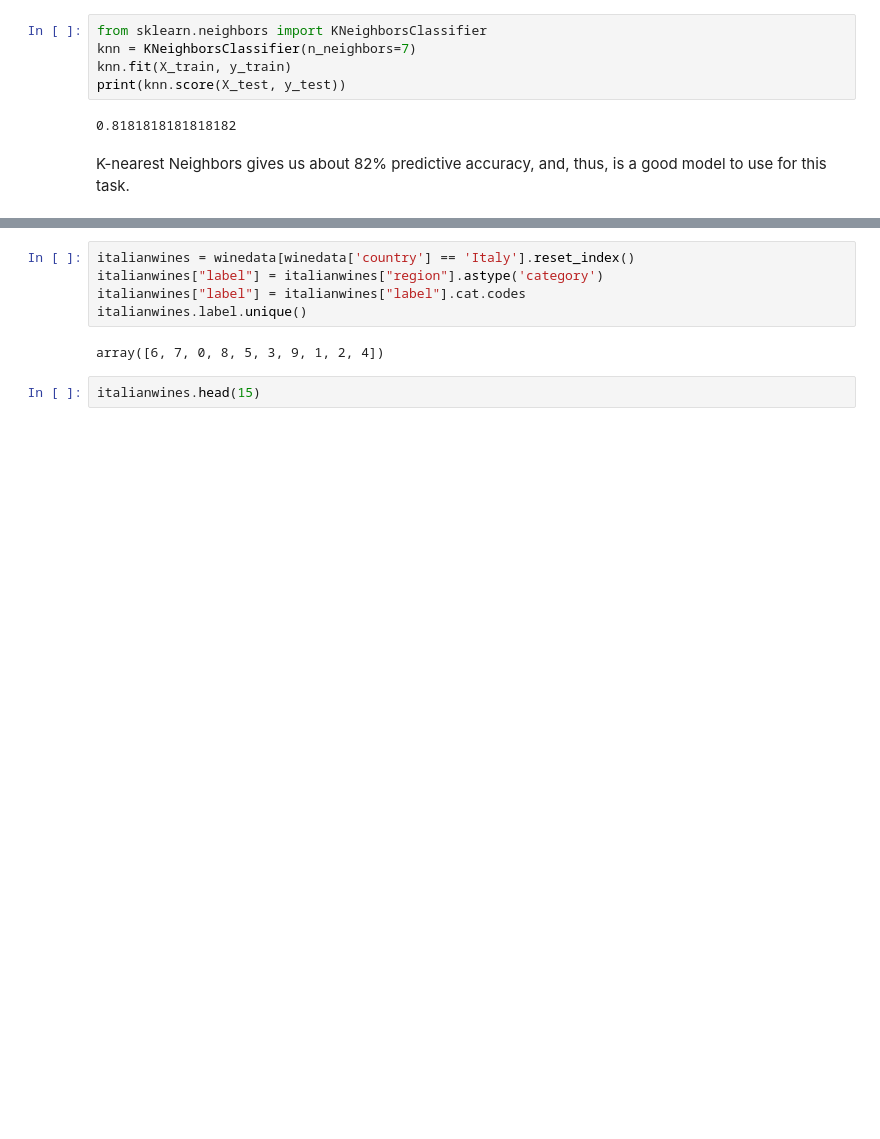
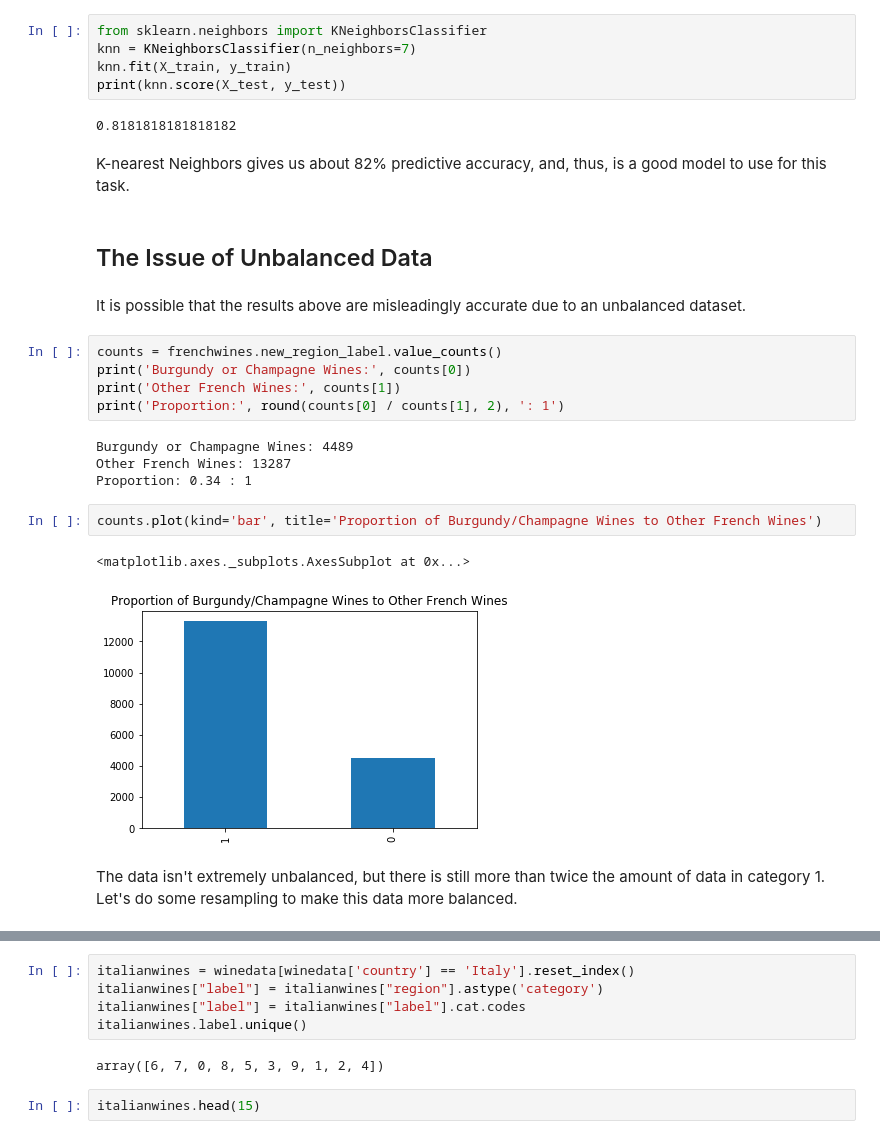
Before and after one commit to sarahrahrah/sprngbrd-mini-projects, a Jupyter notebook: capstone1/indepthanalysis.ipynb, the cells around one changed output, grey strips where cells are left out. Drawn from its saved outputs; the diff is of its cells as text; blank space fills up the shorter version.

Commit message:
under-sampling and over-sampling for unbalanced data

```diff
--- a/capstone1/indepthanalysis.ipynb
+++ b/capstone1/indepthanalysis.ipynb
@@ -178,3 +178,23 @@ print(knn.score(X_test, y_test))
 0.8181818181818182
 # %% [markdown]
 K-nearest Neighbors gives us about 82% predictive accuracy, and, thus, is a good model to use for this task.
+# %% [markdown]
+## The Issue of Unbalanced Data
+# %% [markdown]
+It is possible that the results above are misleadingly accurate due to an unbalanced dataset.
+# %%
+counts = frenchwines.new_region_label.value_counts()
+print('Burgundy or Champagne Wines:', counts[0])
+print('Other French Wines:', counts[1])
+print('Proportion:', round(counts[0] / counts[1], 2), ': 1')
+# %% [output]
+Burgundy or Champagne Wines: 4489
+Other French Wines: 13287
+Proportion: 0.34 : 1
+# %%
+counts.plot(kind='bar', title='Proportion of Burgundy/Champagne Wines to Other French Wines')
+# %% [output]
+<matplotlib.axes._subplots.AxesSubplot at 0x...>
+[figure, added]
+# %% [markdown]
+The data isn't extremely unbalanced, but there is still more than twice the amount of data in category 1.  Let's do some resampling to make this data more balanced.
```
Also changed, not shown: parts of 32 cells of this notebook.
